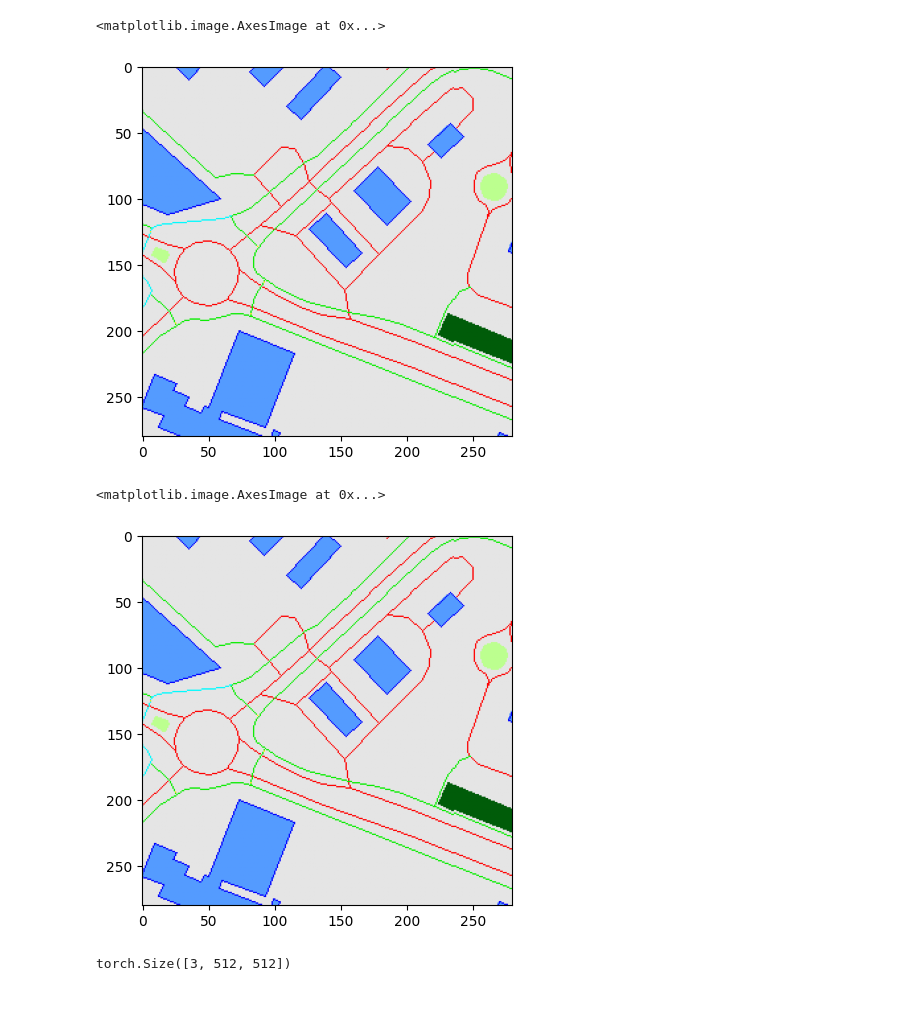
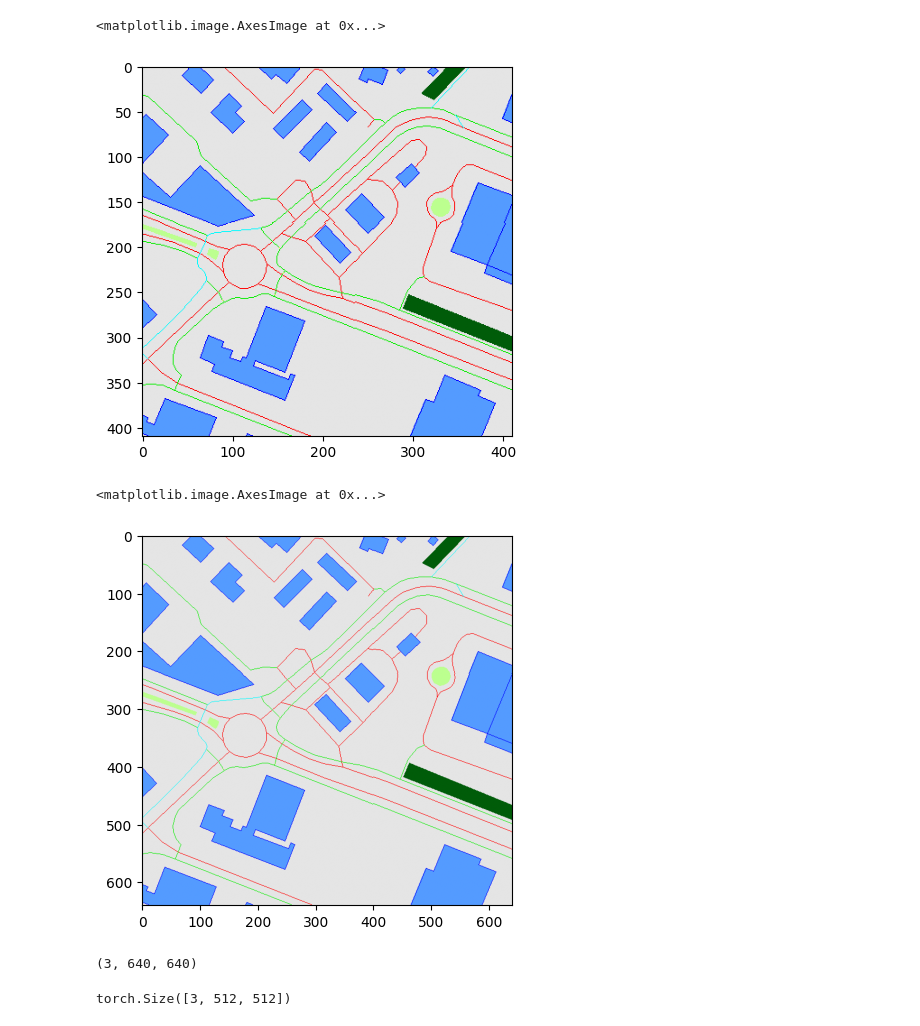
Before and after one commit to lipefree/semester-project-vita, a Jupyter notebook: CCVPE/test_download_osm.ipynb, the cells around one changed output. Drawn from its saved outputs; the diff is of its cells as text; code cells hidden in the pictures.

```diff
--- a/CCVPE/test_download_osm.ipynb
+++ b/CCVPE/test_download_osm.ipynb
@@ -24,7 +23,7 @@ KeyboardInterrupt:
 # %%
 proj, bbox = demo.read_input_image(
     prior_latlon=(46.223181, 6.068631),
-    tile_size_meters=70,  # for VIGOR dataset
+    tile_size_meters=102.4,  # for VIGOR dataset
 )
 
 #epfl : 46.223181, 6.068631
@@ -40,18 +39,22 @@ plt.imshow(map_viz)
 # feed canvas.raster
 # %% [output]
 <matplotlib.image.AxesImage at 0x...>
-[figure, old version]
+[figure, new version]
 # %%
 # We need to figure out pixe_per_meter for each dataset
-ppm = 2 # To get 640x640 pixels at the end
-tiler = TileManager.from_bbox(proj, bbox + 10, ppm)
+ppm = 640/102.4/2# To get 640x640 pixels at the end
+tiler = TileManager.from_bbox(proj, bbox, ppm)
 canvas = tiler.query(bbox)
 map_viz = Colormap.apply(canvas.raster)
 
 plt.imshow(map_viz)
 # %% [output]
 <matplotlib.image.AxesImage at 0x...>
-[figure, old version]
+[figure, new version]
+# %%
+canvas.raster.shape
+# %% [output]
+(3, 640, 640)
 # %%
 transform_sat = transforms.Compose([
     # resize
```
Also changed, not shown: parts of 1 cell of this notebook.
